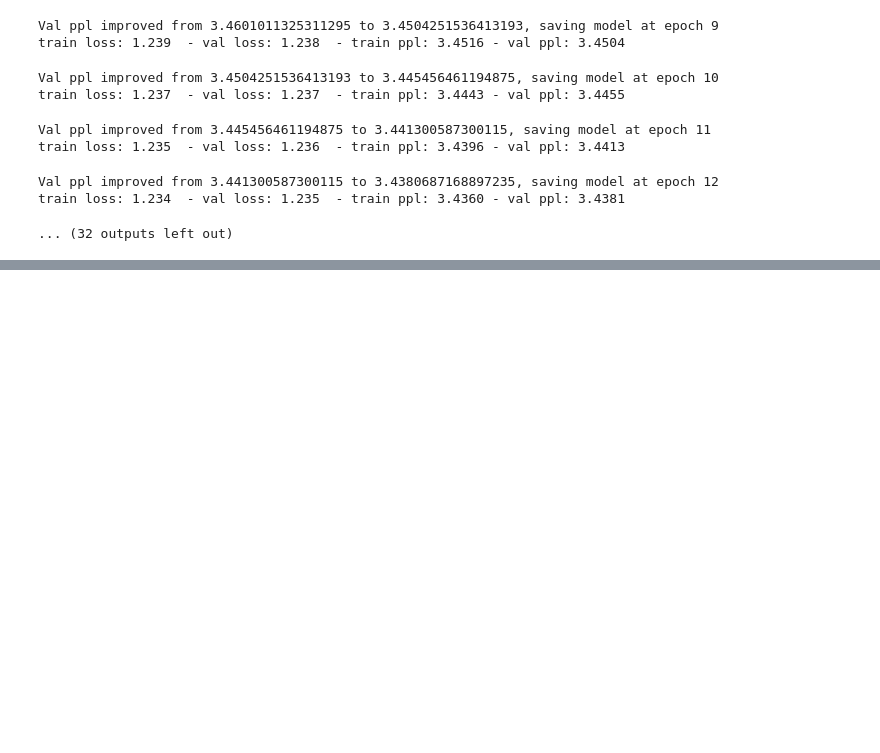
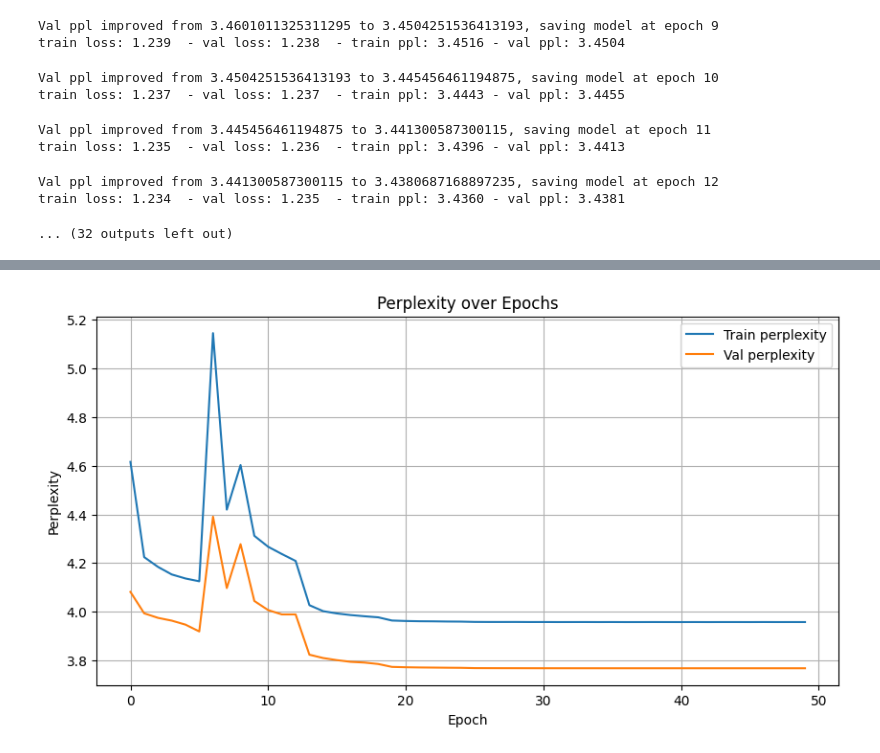
Before and after one commit to maximdorogov/fiuba-nlp, a Jupyter notebook: desafio_3/desafio_3.ipynb, the cells around one changed output, grey strips where cells are left out. Cells and saved outputs as stored; diff of their text form; code cells hidden in the pictures; blank space fills up the shorter version.

```diff
--- a/desafio_3/desafio_3.ipynb
+++ b/desafio_3/desafio_3.ipynb
@@ -530,0 +545,20 @@ train loss: 1.234  - val loss: 1.235  - train ppl: 3.4360 - val ppl: 3.4381
+# %%
+model = SimpleGRU(
+    vocab_size=len(chars_vocab),
+    embed_dim=int(np.sqrt(len(chars_vocab)))
+).to('cuda')
+
+optimizer = torch.optim.RMSprop(model.parameters(), lr=0.005)
+loss_fn = nn.CrossEntropyLoss()
+lr_scheduler = torch.optim.lr_scheduler.ReduceLROnPlateau(
+    optimizer, patience=5, mode='max', threshold=0.001)
+
+train_loss_avg, val_loss_avg, train_ppl, val_ppl = train(
+    model=model,
+    epochs=EPOCHS,
+    max_patience=10,
+    output_model_path='./training_results',
+    optimizer=optimizer,
+    loss_fn=loss_fn,
+    lr_scheduler=lr_scheduler,
+    metrics=evaluate)
@@ -530,0 +585,12 @@ train loss: 1.234  - val loss: 1.235  - train ppl: 3.4360 - val ppl: 3.4381
+# %%
+plt.figure(figsize=(10, 5))
+plt.plot(train_ppl)
+plt.plot(val_ppl)
+plt.title('Perplexity over Epochs')
+plt.xlabel('Epoch')
+plt.ylabel('Perplexity')
+plt.grid()
+plt.legend(['Train perplexity', 'Val perplexity'])
+plt.show()
+# %% [output]
+[figure, added]
```
Also changed, not shown: parts of 7 cells of this notebook, 3 other files.
